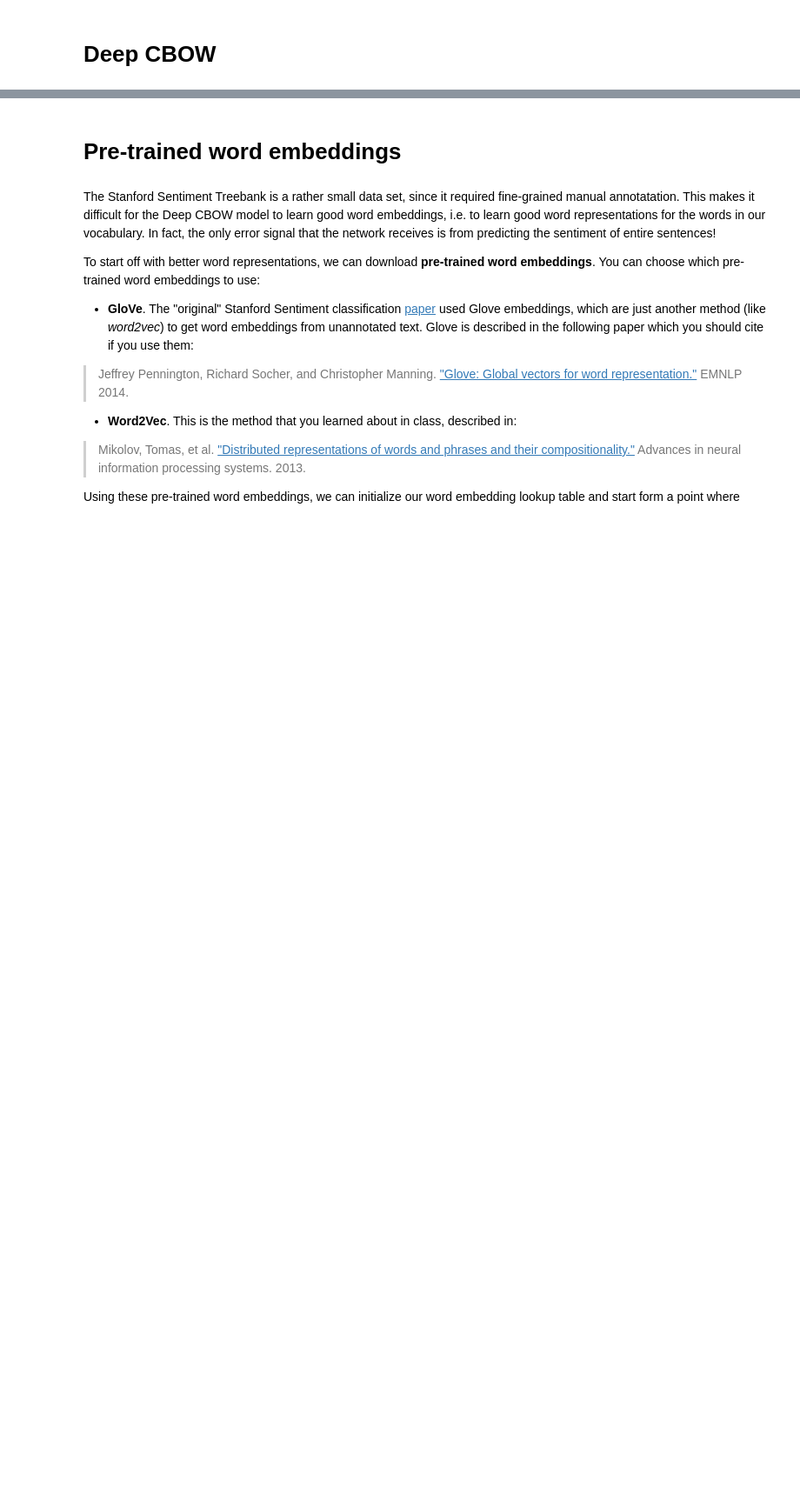
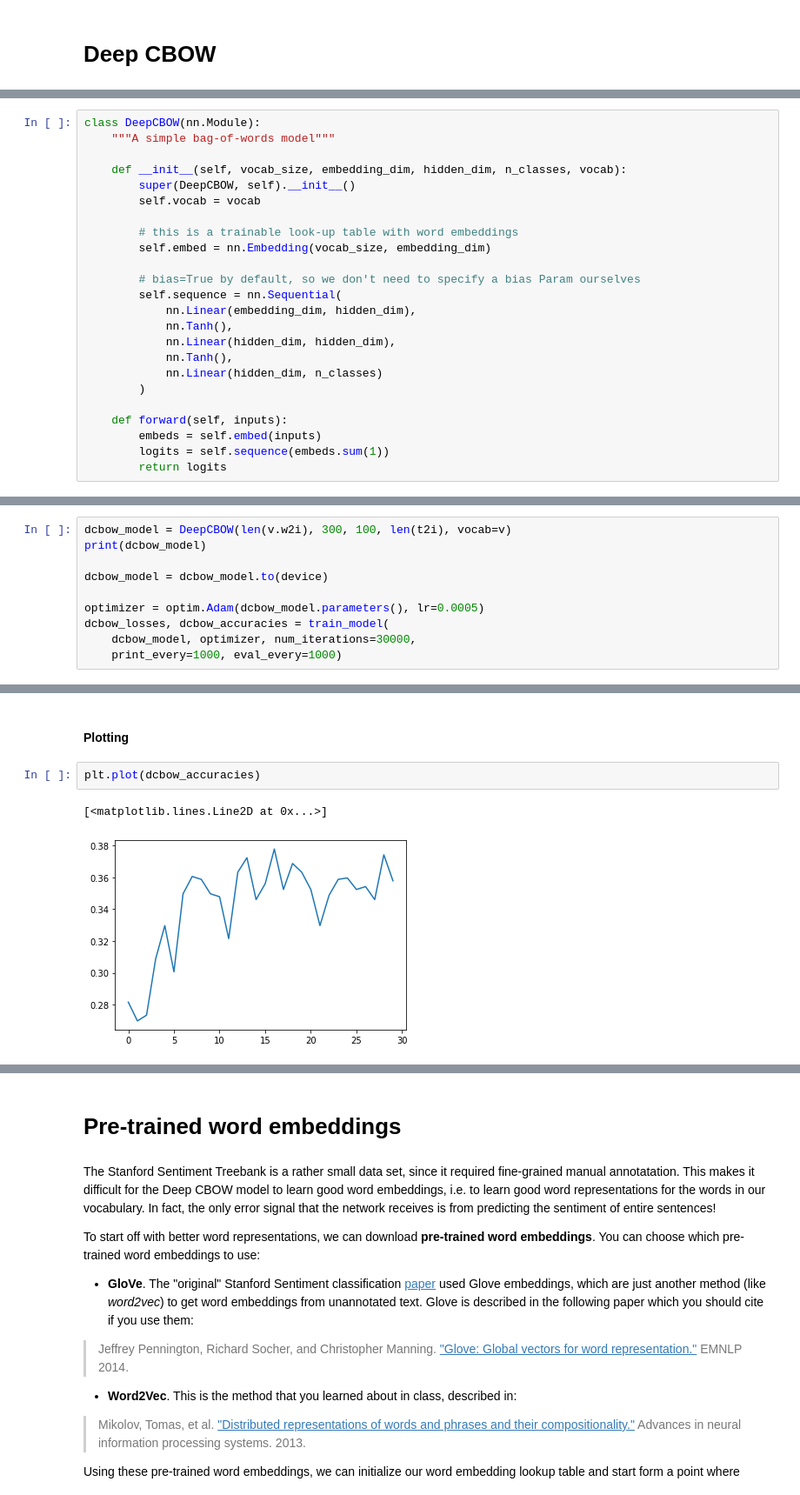
Before and after one commit to thesofakillers/nlp1-labs, a Jupyter notebook: practical2/practical2.ipynb, the cells around one changed output, grey strips where cells are left out. Shown: that part at 87% size. Cells and saved outputs as stored; diff of their text form; blank space fills up the shorter version.

```diff
--- a/practical2/practical2.ipynb
+++ b/practical2/practical2.ipynb
@@ -858,0 +879,24 @@ We recommend using [nn.Sequential](https://pytorch.org/docs/stable/nn.html?highl
+# %%
+class DeepCBOW(nn.Module):
+    """A simple bag-of-words model"""
+
+    def __init__(self, vocab_size, embedding_dim, hidden_dim, n_classes, vocab):
+        super(DeepCBOW, self).__init__()
+        self.vocab = vocab
+
+        # this is a trainable look-up table with word embeddings
+        self.embed = nn.Embedding(vocab_size, embedding_dim)
+
+        # bias=True by default, so we don't need to specify a bias Param ourselves
+        self.sequence = nn.Sequential(
+            nn.Linear(embedding_dim, hidden_dim),
+            nn.Tanh(),
+            nn.Linear(hidden_dim, hidden_dim),
+            nn.Tanh(),
+            nn.Linear(hidden_dim, n_classes)
+        )
+
+    def forward(self, inputs):
+        embeds = self.embed(inputs)
+        logits = self.sequence(embeds.sum(1))
+        return logits
@@ -858,0 +905,10 @@ We recommend using [nn.Sequential](https://pytorch.org/docs/stable/nn.html?highl
+# %%
+dcbow_model = DeepCBOW(len(v.w2i), 300, 100, len(t2i), vocab=v)
+print(dcbow_model)
+
+dcbow_model = dcbow_model.to(device)
+
+optimizer = optim.Adam(dcbow_model.parameters(), lr=0.0005)
+dcbow_losses, dcbow_accuracies = train_model(
+    dcbow_model, optimizer, num_iterations=30000,
+    print_every=1000, eval_every=1000)
@@ -858,0 +933,7 @@ We recommend using [nn.Sequential](https://pytorch.org/docs/stable/nn.html?highl
+# %% [markdown]
+#### Plotting
+# %%
+plt.plot(dcbow_accuracies)
+# %% [output]
+[<matplotlib.lines.Line2D at 0x...>]
+[figure, added]
```
Also changed, not shown: parts of 34 cells of this notebook.
